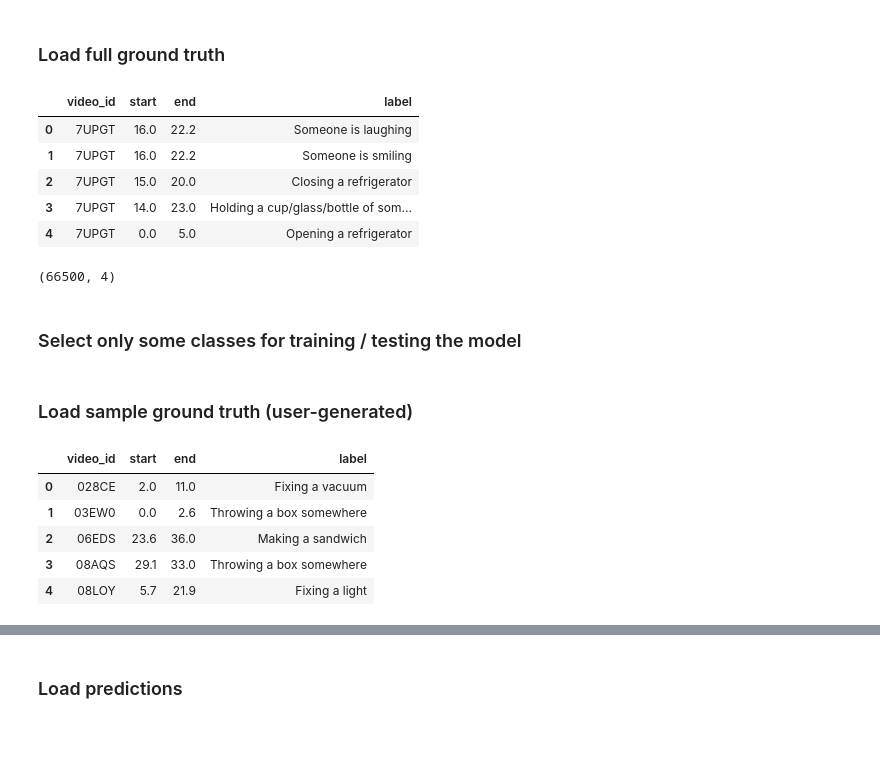
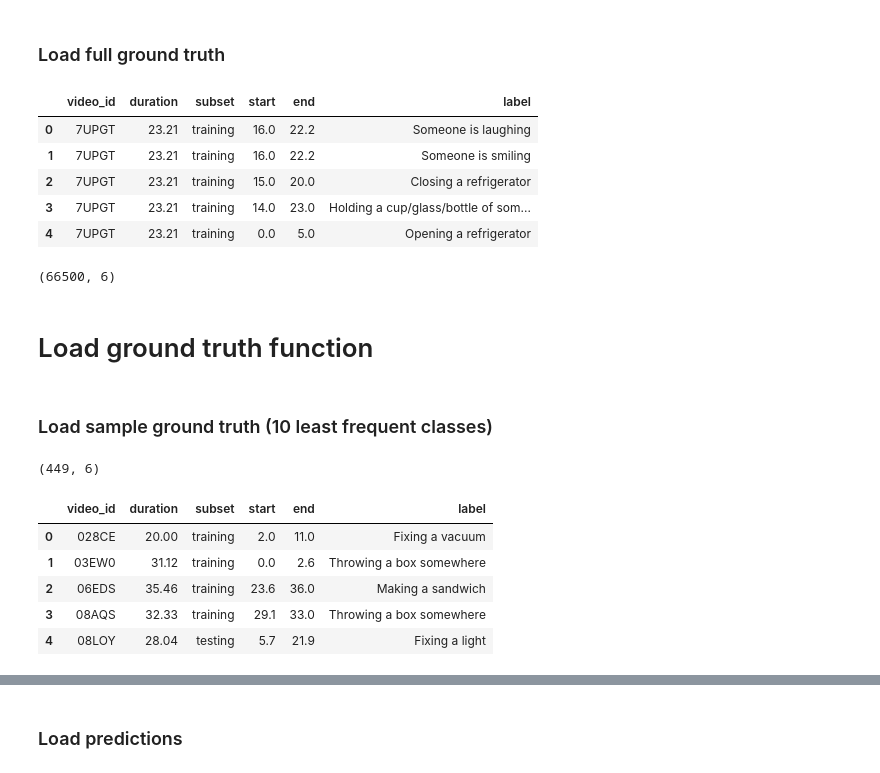
Before and after one commit to dangtna1/THUMOS-14_TAD, a Jupyter notebook: notebooks/charades_analysis.ipynb, the cells around one changed output, grey strips where cells are left out. Drawn from its saved outputs; the diff is of its cells as text; code cells hidden in the pictures; blank space fills up the shorter version.

```diff
--- a/notebooks/charades_analysis.ipynb
+++ b/notebooks/charades_analysis.ipynb
@@ -9,31 +9,35 @@ import matplotlib.pyplot as plt
 # %% [markdown]
 ### Load full ground truth
 # %%
-with open('../data/charades/annotations/charades.json', 'r') as f:
-  gt = json.load(f)
+with open("../data/charades/annotations/charades.json", "r") as f:
+    gt = json.load(f)
 
 rows_gt = []
-for video_id, info in gt['database'].items():
-  for s in info['annotations']:
-    rows_gt.append({
-      'video_id': video_id,
-      'start': s['segment'][0],
-      'end': s['segment'][1],
-      'label': s['label']
-    })
+for video_id, info in gt["database"].items():
+    duration = info["duration"]
+    subset = info["subset"]
+    for s in info["annotations"]:
+        rows_gt.append(
+            {
+                "video_id": video_id,
+                "duration": duration,
+                "subset": subset,
+                "start": s["segment"][0],
+                "end": s["segment"][1],
+                "label": s["label"],
+            }
+        )
 
 gt_df = pd.DataFrame(rows_gt)
 gt_df.head()
 # %% [output]
-|  | video_id | start | end | label |
-| 0 | 7UPGT | 16.0 | 22.2 | Someone is laughing |
-| 1 | 7UPGT | 16.0 | 22.2 | Someone is smiling |
-| 2 | 7UPGT | 15.0 | 20.0 | Closing a refrigerator |
-| 3 | 7UPGT | 14.0 | 23.0 | Holding a cup/glass/bottle of som... |
-| 4 | 7UPGT | 0.0 | 5.0 | Opening a refrigerator |
+|  | video_id | duration | subset | start | end | label |
+| 0 | 7UPGT | 23.21 | training | 16.0 | 22.2 | Someone is laughing |
+| 1 | 7UPGT | 23.21 | training | 16.0 | 22.2 | Someone is smiling |
+| 2 | 7UPGT | 23.21 | training | 15.0 | 20.0 | Closing a refrigerator |
+| 3 | 7UPGT | 23.21 | training | 14.0 | 23.0 | Holding a cup/glass/bottle of som... |
+| 4 | 7UPGT | 23.21 | training | 0.0 | 5.0 | Opening a refrigerator |
 # %%
 gt_df.shape
 # %% [output]
-(66500, 4)
+(66500, 6)
-# %% [markdown]
-### Select only some classes for training / testing the model
@@ -74,0 +44,2 @@ with open('../data/charades/annotations/sample_charades.json', 'w') as f:
+# %% [markdown]
+# Load ground truth function
@@ -75,25 +68,14 @@ with open('../data/charades/annotations/sample_charades.json', 'w') as f:
 # %% [markdown]
-### Load sample ground truth (user-generated)
+### Load sample ground truth (10 least frequent classes)
 # %%
-with open('../data/charades/annotations/sample_charades.json', 'r') as f:
-  sample_gt = json.load(f)
-
-sample_rows_gt = []
-for video_id, info in sample_gt['database'].items():
-  for s in info['annotations']:
-    sample_rows_gt.append({
-      'video_id': video_id,
-      'start': s['segment'][0],
-      'end': s['segment'][1],
-      'label': s['label']
-    })
-
-sample_gt_df = pd.DataFrame(sample_rows_gt)
-sample_gt_df.head()
+least_sample_gt_df = load_gt("../data/charades/annotations/least_sample_charades.json")
+print(least_sample_gt_df.shape)
+least_sample_gt_df.head()
 # %% [output]
+(449, 6)
-|  | video_id | start | end | label |
-| 0 | 028CE | 2.0 | 11.0 | Fixing a vacuum |
-| 1 | 03EW0 | 0.0 | 2.6 | Throwing a box somewhere |
-| 2 | 06EDS | 23.6 | 36.0 | Making a sandwich |
-| 3 | 08AQS | 29.1 | 33.0 | Throwing a box somewhere |
-| 4 | 08LOY | 5.7 | 21.9 | Fixing a light |
+|  | video_id | duration | subset | start | end | label |
+| 0 | 028CE | 20.00 | training | 2.0 | 11.0 | Fixing a vacuum |
+| 1 | 03EW0 | 31.12 | training | 0.0 | 2.6 | Throwing a box somewhere |
+| 2 | 06EDS | 35.46 | training | 23.6 | 36.0 | Making a sandwich |
+| 3 | 08AQS | 32.33 | training | 29.1 | 33.0 | Throwing a box somewhere |
+| 4 | 08LOY | 28.04 | testing | 5.7 | 21.9 | Fixing a light |
```
Also changed, not shown: parts of 11 cells of this notebook.
